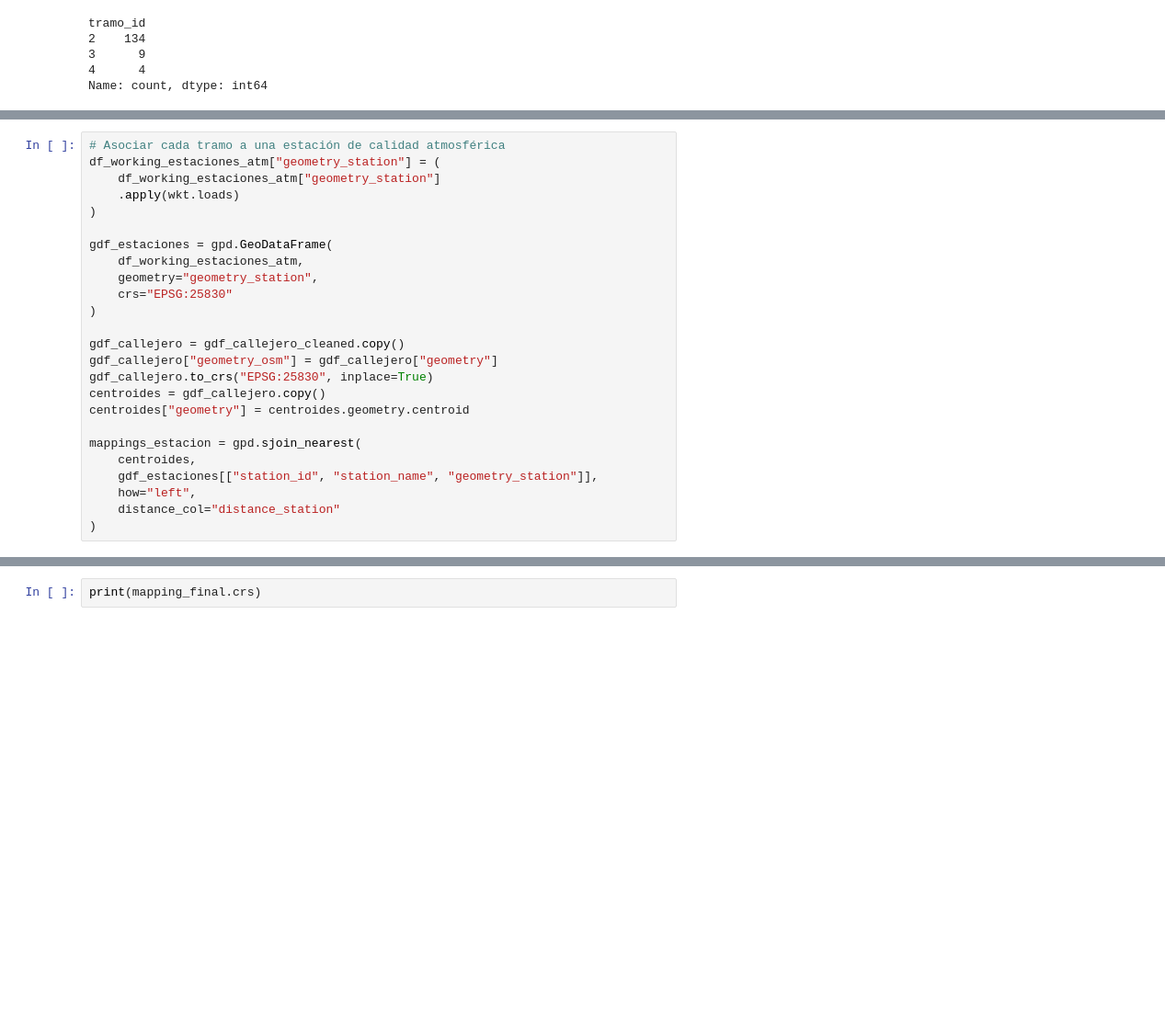
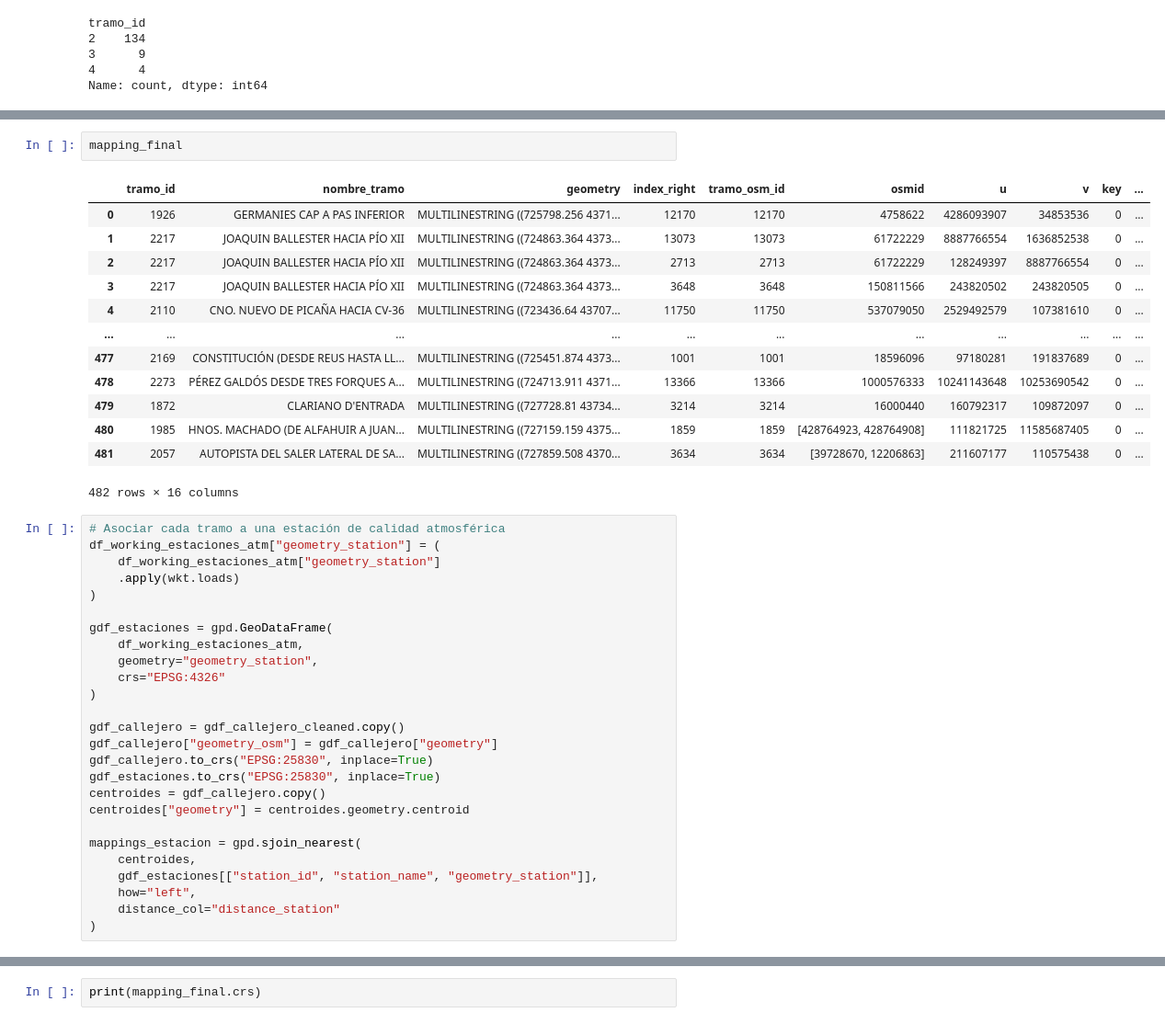
Before and after one commit to mbrazalez/smart-mobility-vlc, a Jupyter notebook: notebooks/EDA_ValenciaOpenData.ipynb, the cells around one changed output, grey strips where cells are left out. Shown at 92% size. Saved outputs shown, nothing was run; the diff lists cells and outputs as text; blank space fills up the shorter version.

```diff
--- a/notebooks/EDA_ValenciaOpenData.ipynb
+++ b/notebooks/EDA_ValenciaOpenData.ipynb
@@ -1409,3 +1477,19 @@ Series([], Name: tramo_id, dtype: int64)
+# %%
+mapping_final
+# %% [output]
+|  | tramo_id | nombre_tramo | geometry | index_right | tramo_osm_id | osmid | u | v | key | ... |
+| 0 | 1926 | GERMANIES CAP A PAS INFERIOR | MULTILINESTRING ((725798.256 4371... | 12170 | 12170 | 4758622 | 4286093907 | 34853536 | 0 | ... |
+| 1 | 2217 | JOAQUIN BALLESTER HACIA PÍO XII | MULTILINESTRING ((724863.364 4373... | 13073 | 13073 | 61722229 | 8887766554 | 1636852538 | 0 | ... |
+| 2 | 2217 | JOAQUIN BALLESTER HACIA PÍO XII | MULTILINESTRING ((724863.364 4373... | 2713 | 2713 | 61722229 | 128249397 | 8887766554 | 0 | ... |
+| 3 | 2217 | JOAQUIN BALLESTER HACIA PÍO XII | MULTILINESTRING ((724863.364 4373... | 3648 | 3648 | 150811566 | 243820502 | 243820505 | 0 | ... |
+| 4 | 2110 | CNO. NUEVO DE PICAÑA HACIA CV-36 | MULTILINESTRING ((723436.64 43707... | 11750 | 11750 | 537079050 | 2529492579 | 107381610 | 0 | ... |
+| ... | ... | ... | ... | ... | ... | ... | ... | ... | ... | ... |
+| 477 | 2169 | CONSTITUCIÓN (DESDE REUS HASTA LL... | MULTILINESTRING ((725451.874 4373... | 1001 | 1001 | 18596096 | 97180281 | 191837689 | 0 | ... |
+| 478 | 2273 | PÉREZ GALDÓS DESDE TRES FORQUES A... | MULTILINESTRING ((724713.911 4371... | 13366 | 13366 | 1000576333 | 10241143648 | 10253690542 | 0 | ... |
+| 479 | 1872 | CLARIANO D'ENTRADA | MULTILINESTRING ((727728.81 43734... | 3214 | 3214 | 16000440 | 160792317 | 109872097 | 0 | ... |
+| 480 | 1985 | HNOS. MACHADO (DE ALFAHUIR A JUAN... | MULTILINESTRING ((727159.159 4375... | 1859 | 1859 | [428764923, 428764908] | 111821725 | 11585687405 | 0 | ... |
+| 481 | 2057 | AUTOPISTA DEL SALER LATERAL DE SA... | MULTILINESTRING ((727859.508 4370... | 3634 | 3634 | [39728670, 12206863] | 211607177 | 110575438 | 0 | ... |
+482 rows × 16 columns
 # %%
 # Asociar cada tramo a una estación de calidad atmosférica
 df_working_estaciones_atm["geometry_station"] = (
@@ -1416,12 +1500,13 @@ df_working_estaciones_atm["geometry_station"] = (
 gdf_estaciones = gpd.GeoDataFrame(
     df_working_estaciones_atm,
     geometry="geometry_station",
-    crs="EPSG:25830"
+    crs="EPSG:4326"
 )
 
 gdf_callejero = gdf_callejero_cleaned.copy()
 gdf_callejero["geometry_osm"] = gdf_callejero["geometry"]
 gdf_callejero.to_crs("EPSG:25830", inplace=True)
+gdf_estaciones.to_crs("EPSG:25830", inplace=True)
 centroides = gdf_callejero.copy()
 centroides["geometry"] = centroides.geometry.centroid
 
```
Also changed, not shown: parts of 12 cells of this notebook, 5 other files.
